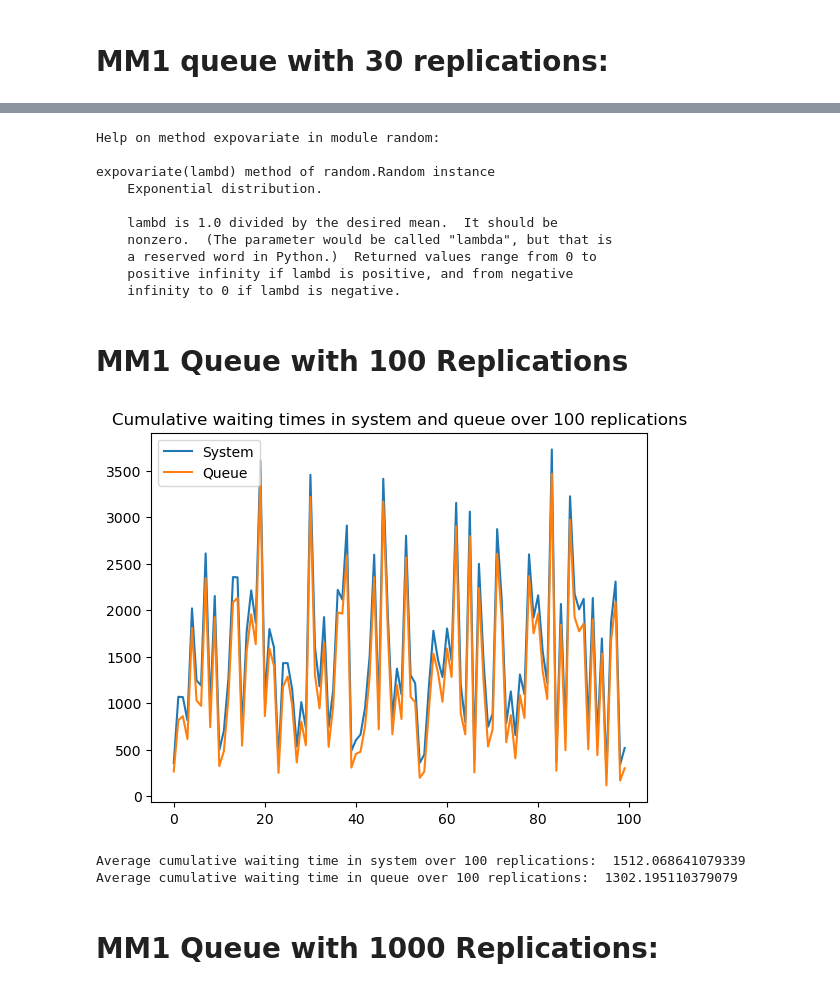
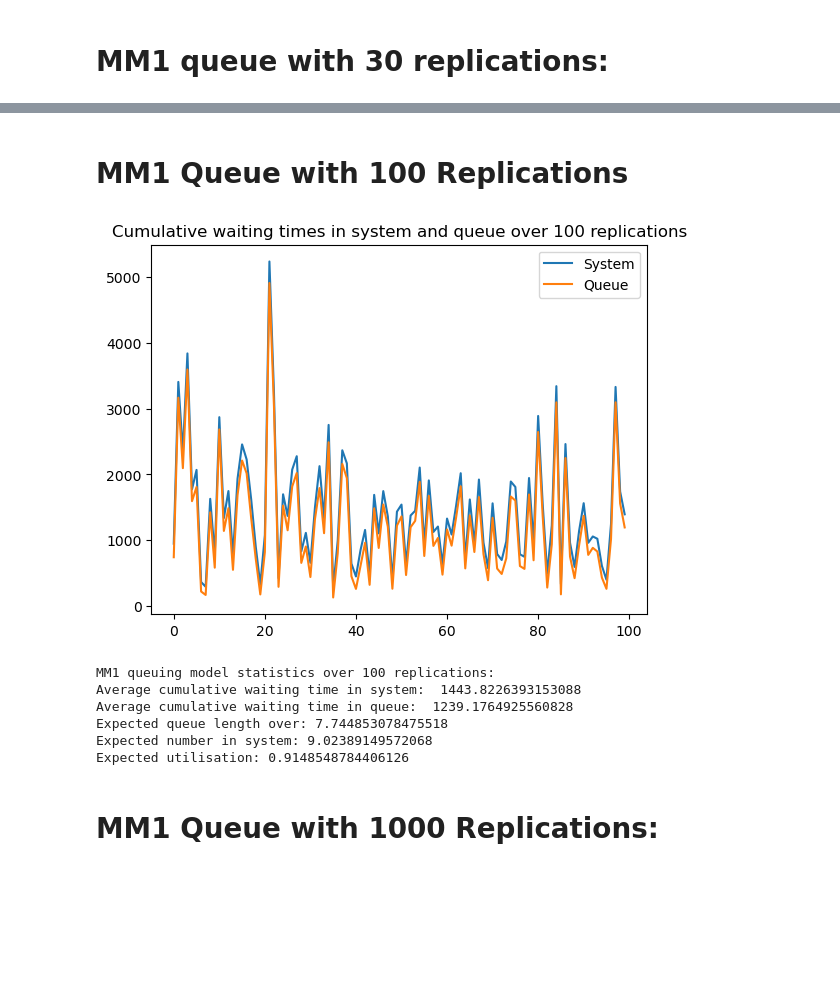
Before and after one commit to melsehna/8520proj1, a Jupyter notebook: model1.ipynb, the cells around one changed output, grey strips where cells are left out. Cells and saved outputs as stored; diff of their text form; code cells hidden in the pictures; blank space fills up the shorter version.

Commit message:
Updated statistics in model1.ipynb

```diff
--- a/model1.ipynb
+++ b/model1.ipynb
@@ -120,16 +122,3 @@ Average cumulative waiting time in queue over 30 replications:  1507.62266402199
-# %%
-help(random.expovariate)
-# %% [output]
-Help on method expovariate in module random:
-
-expovariate(lambd) method of random.Random instance
-    Exponential distribution.
-
-    lambd is 1.0 divided by the desired mean.  It should be
-    nonzero.  (The parameter would be called "lambda", but that is
-    a reserved word in Python.)  Returned values range from 0 to
-    positive infinity if lambd is positive, and from negative
-    infinity to 0 if lambd is negative.
 # %% [markdown]
 # MM1 Queue with 100 Replications
 # %%
@@ -202,6 +191,7 @@ while replications <= 100:
                         else:
                                 util = 0
                                 next_dep = float('inf')
+                utilisation.append(util)
         else:
                 cumulative_time_sys.append(waiting_time_sys)
                 cumulative_time_queue.append(waiting_time_queue)
@@ -209,39 +199,51 @@ while replications <= 100:
                 next_arrival = 0
                 next_dep = 0
                 util = 0
                 queue = 0
                 waiting_time_queue = 0
                 waiting_time_sys = 0
                 replications += 1
 
 # print(cumulative_time_sys, cumulative_time_queue)
 
 """
 # Plot histograms of arrival and departure times to verify distribution
 plt.hist(arrival_times, label='Arrival Times')
 plt.hist(departure_times, label='Departure Times')
 plt.legend(['Arrival', 'Departure'])
 plt.show()
 """
 
 # Plot cumulative waiting times across replications
 plt.plot(cumulative_time_sys, label='Cumulative Waiting Times in System')
 plt.plot(cumulative_time_queue, label='Cumulative Waiting Times in Queue')
 plt.legend(['System', 'Queue'])
 plt.title('Cumulative waiting times in system and queue over 100 replications')
 plt.show()
 
-# Calculate average cumulative waiting times in system and queue over 100 replications
+# Calculate statistics:
 avg_cumulative_time_sys = sum(cumulative_time_sys) / len(cumulative_time_sys)
 avg_cumulative_time_queue = sum(cumulative_time_queue) / len(cumulative_time_queue)
-print('Average cumulative waiting time in system over 100 replications: ',
+expected_queue_length = avg_cumulative_time_queue / 160
+expected_num_sys = avg_cumulative_time_sys / 160
+avg_utilisation = sum(utilisation) / len(utilisation)
+
+print("MM1 queuing model statistics over 100 replications: ")
+print('Average cumulative waiting time in system: ',
       avg_cumulative_time_sys)
-print('Average cumulative waiting time in queue over 100 replications: ',
+print('Average cumulative waiting time in queue: ',
         avg_cumulative_time_queue)
+print('Expected queue length over:', expected_queue_length)
+print('Expected number in system:', expected_num_sys)
+print('Expected utilisation:', avg_utilisation)
 # %% [output]
-[figure, old version]
+[figure, new version]
-Average cumulative waiting time in system over 100 replications:  1512.068641079339
-Average cumulative waiting time in queue over 100 replications:  1302.195110379079
+MM1 queuing model statistics over 100 replications:
+Average cumulative waiting time in system:  1443.8226393153088
+Average cumulative waiting time in queue:  1239.1764925560828
+Expected queue length over: 7.744853078475518
+Expected number in system: 9.02389149572068
+Expected utilisation: 0.9148548784406126
 # %% [markdown]
 # MM1 Queue with 1000 Replications:
 # %%
```
Also changed, not shown: parts of 2 cells of this notebook.
